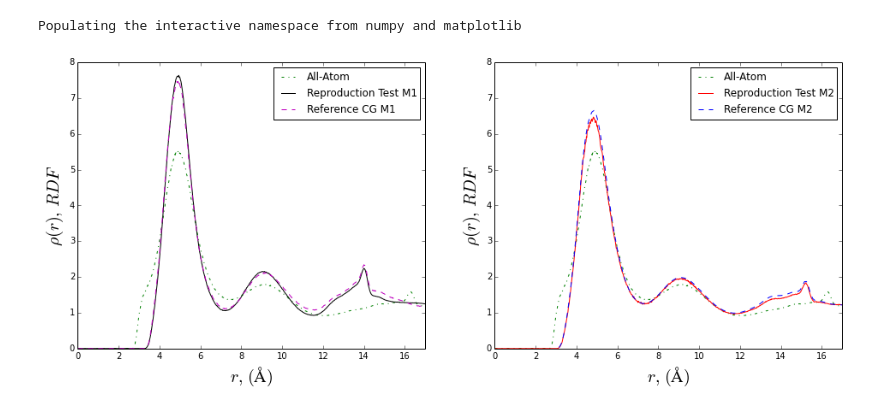
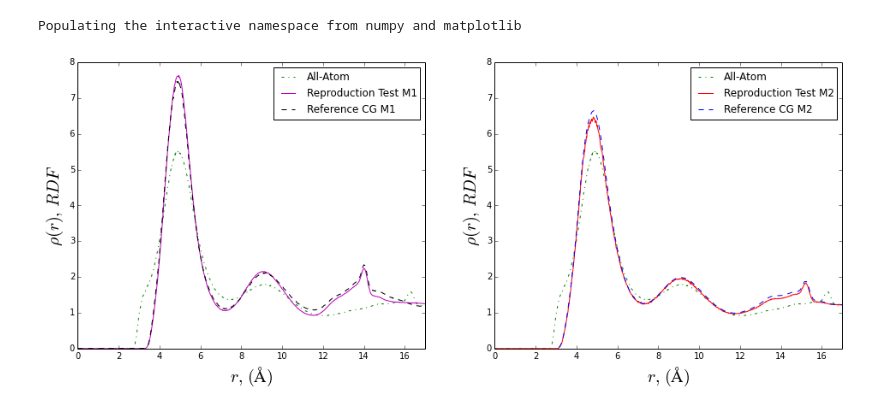
Before and after one commit to acnz/Project, a Jupyter notebook: graphs/M1M2rdf.ipynb, the cells around one changed output. Saved outputs shown, nothing was run; the diff lists cells and outputs as text; code cells hidden in the pictures.

```diff
--- a/graphs/M1M2rdf.ipynb
+++ b/graphs/M1M2rdf.ipynb
@@ -51,23 +51,23 @@ Populating the interactive namespace from numpy and matplotlib
 # %%
 plt.figure(figsize=(16,6), dpi=300)
 plt.subplot2grid((1,2), (0,0))
 plt.axis([0, 17, 0,8])
 plt.xlabel(r'$r,\  (\AA)$',fontsize=20)
 plt.ylabel(r'$\rho(r),\  RDF$',fontsize=20)
 plt.plot(10*gn1[:,0],gn1[:,1],'g-.', label="All-Atom")
-plt.plot(10*gn5[:,0],gn5[:,1],'k-', label="Reproduction Test M1")
-plt.plot(10*gn4[:,0],gn4[:,1],'m--', label="Reference CG M1")
+plt.plot(10*gn5[:,0],gn5[:,1],'m-', label="Reproduction Test M1")
+plt.plot(10*gn4[:,0],gn4[:,1],'k--', label="Reference CG M1")
 plt.legend(loc='upper right')
 plt.subplot2grid((1,2), (0,1))
 plt.axis([0, 17, 0,8])
 plt.xlabel(r'$r,\  (\AA)$',fontsize=20)
 plt.ylabel(r'$\rho(r),\  RDF$',fontsize=20)
 plt.plot(10*gn1[:,0],gn1[:,1],'g-.', label="All-Atom")
 plt.plot(10*gn2[:,0],gn2[:,1],'r-', label="Reproduction Test M2")
 plt.plot(gn3[:,0],gn3[:,1],'b--', label="Reference CG M2")
 plt.legend(loc='upper right')
 savefig("rdfM1M2.pdf",bbox_inches='tight', dpi=300)
 # %% [output]
-[figure, old version]
+[figure, new version]
 # %%
 10
```
Also changed, not shown: 9 other files.
